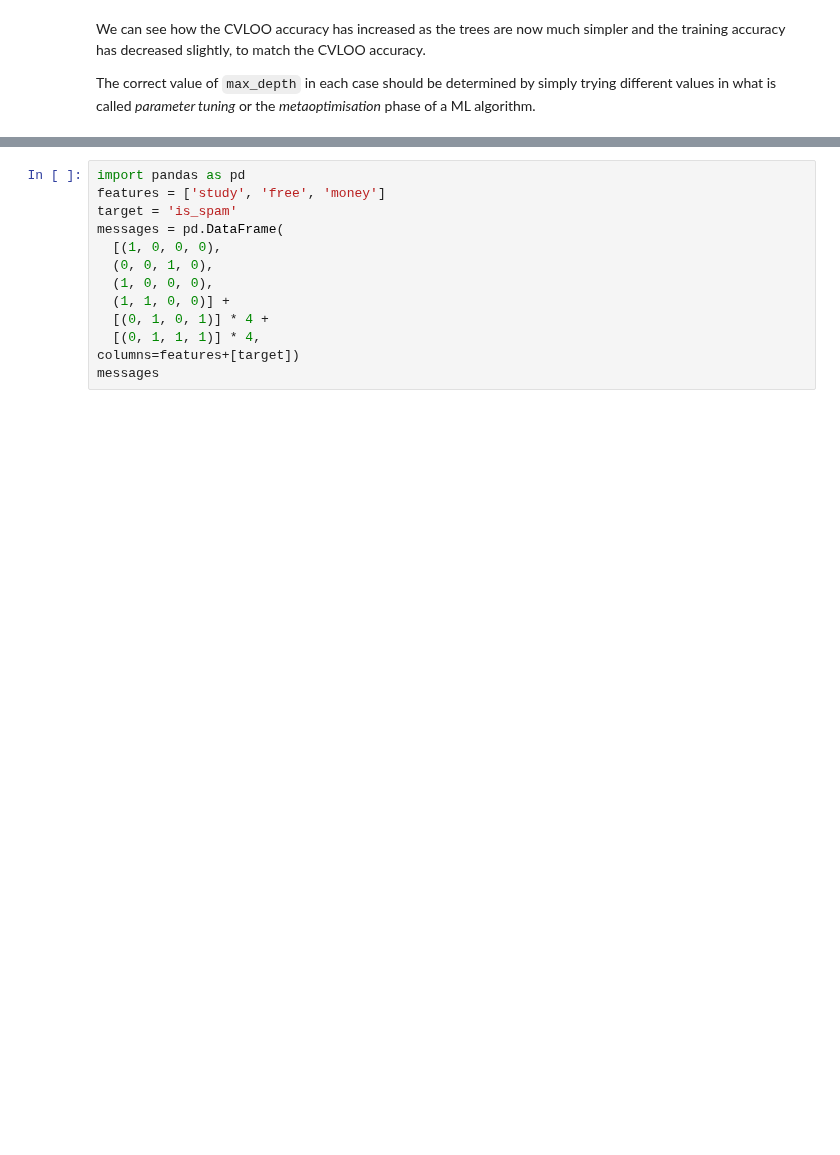
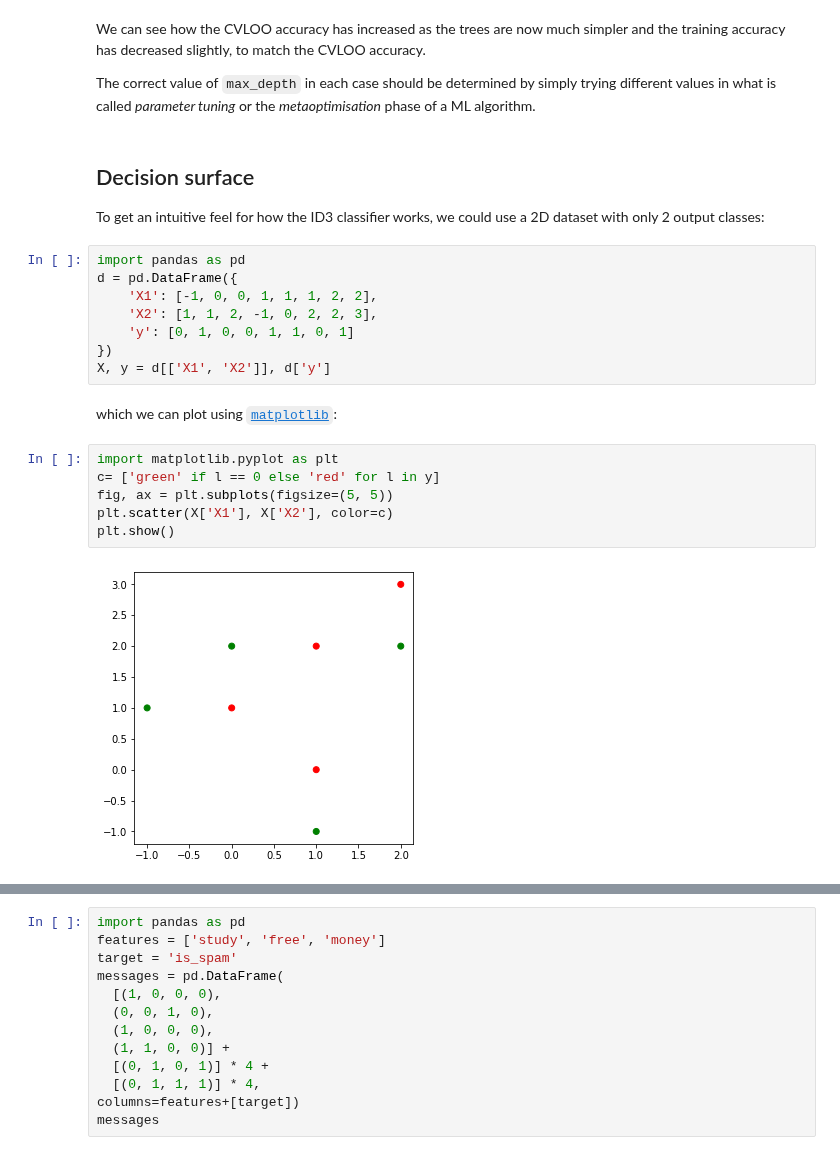
Before and after one commit to spantiru/companion-lab, a Jupyter notebook: Lab5.ipynb, the cells around one changed output, grey strips where cells are left out. Saved outputs shown, nothing was run; the diff lists cells and outputs as text; blank space fills up the shorter version.

Commit message:
Add a section on decision surface to lab 5.
Also add quick exercises to lab 5.

```diff
--- a/Lab5.ipynb
+++ b/Lab5.ipynb
@@ -153,3 +206,25 @@ Mean CVLOO accuracy:  0.9
 We can see how the CVLOO accuracy has increased as the trees are now much simpler and the training accuracy has decreased slightly, to match the CVLOO accuracy.
 
 The correct value of `max_depth` in each case should be determined by simply trying different values in what is called _parameter tuning_ or the _metaoptimisation_ phase of a ML algorithm.
+# %% [markdown]
+## Decision surface
+
+To get an intuitive feel for how the ID3 classifier works, we could use a 2D dataset with only 2 output classes:
+# %%
+import pandas as pd
+d = pd.DataFrame({
+    'X1': [-1, 0, 0, 1, 1, 1, 2, 2],
+    'X2': [1, 1, 2, -1, 0, 2, 2, 3],
+    'y': [0, 1, 0, 0, 1, 1, 0, 1]
+})
+X, y = d[['X1', 'X2']], d['y']
+# %% [markdown]
+which we can plot using [`matplotlib`](https://matplotlib.org/):
+# %%
+import matplotlib.pyplot as plt
+c= ['green' if l == 0 else 'red' for l in y]
+fig, ax = plt.subplots(figsize=(5, 5))
+plt.scatter(X['X1'], X['X2'], color=c)
+plt.show()
+# %% [output]
+[figure, added]
```
Also changed, not shown: parts of 24 cells of this notebook.
